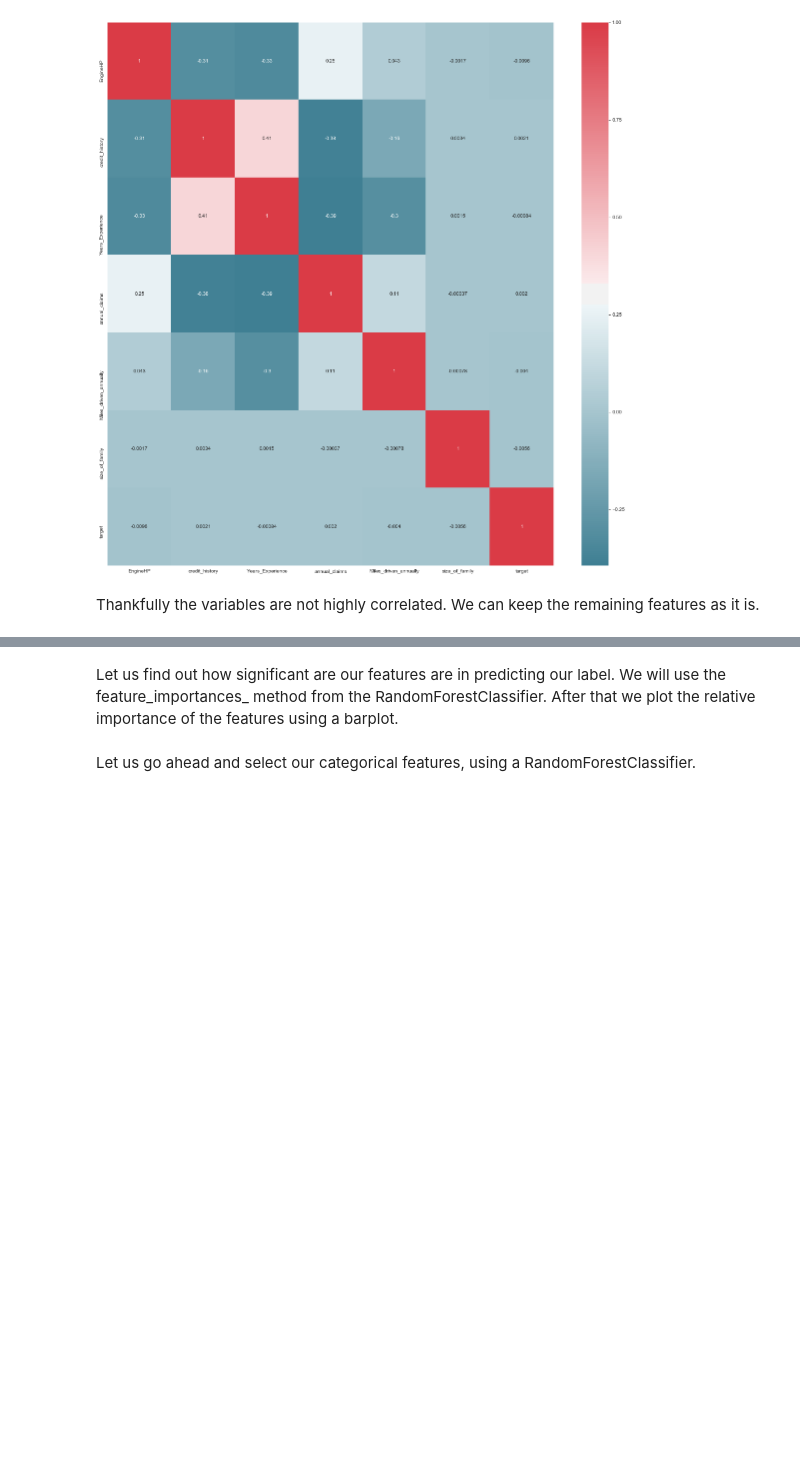
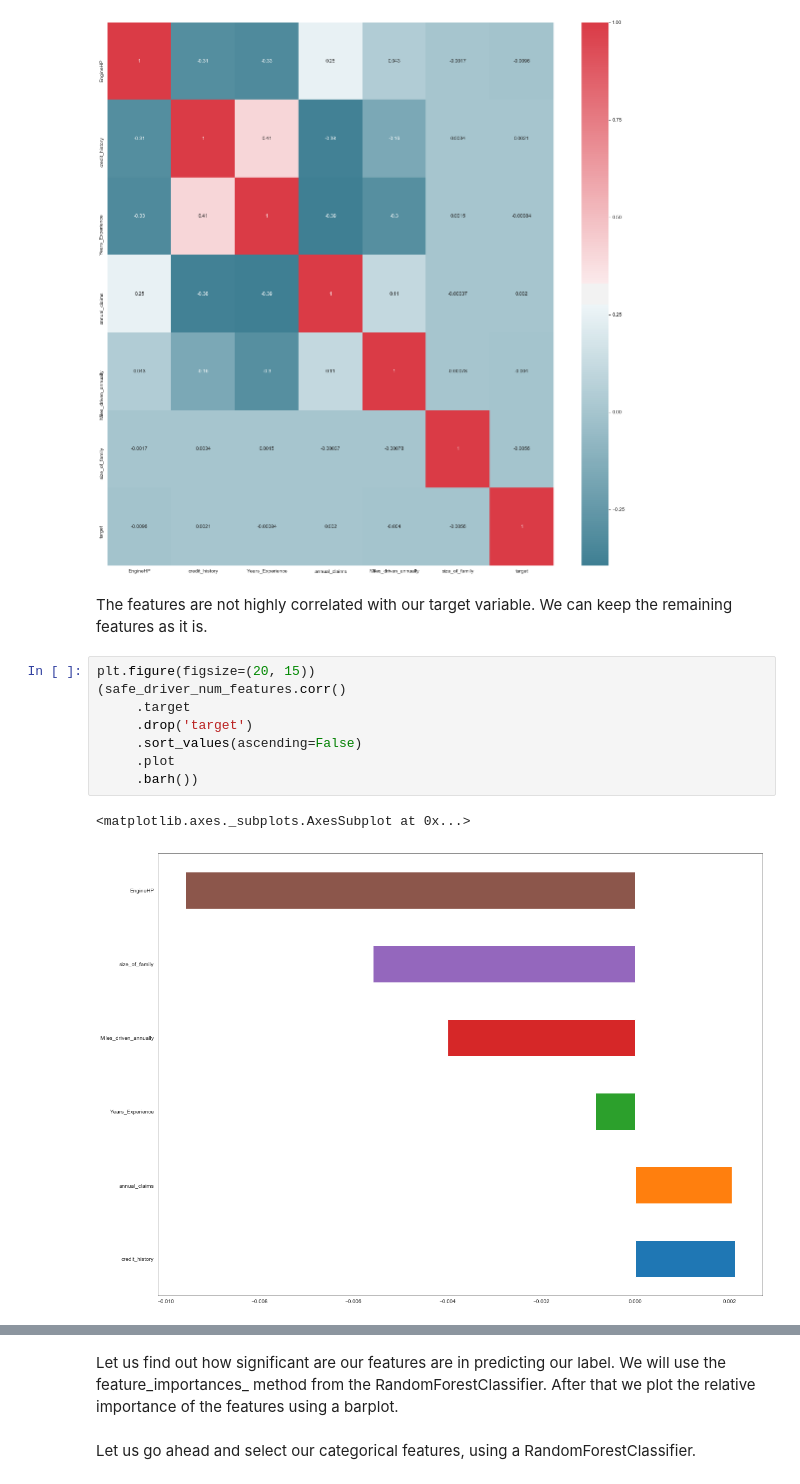
Before and after one commit to mu-mandayam/DataScience, a Jupyter notebook: Sup_Learning_Capstone_Safe_Driver.ipynb, the cells around one changed output, grey strips where cells are left out. Cells and saved outputs as stored; diff of their text form; blank space fills up the shorter version.

```diff
--- a/Sup_Learning_Capstone_Safe_Driver.ipynb
+++ b/Sup_Learning_Capstone_Safe_Driver.ipynb
@@ -289,4 +364,15 @@ plt.plot()
 []
 [figure]
 # %% [markdown]
-Thankfully the variables are not highly correlated. We can keep the remaining features as it is.
+The features are not highly correlated with our target variable. We can keep the remaining features as it is.
+# %%
+plt.figure(figsize=(20, 15))
+(safe_driver_num_features.corr()
+     .target
+     .drop('target')
+     .sort_values(ascending=False)
+     .plot
+     .barh())
+# %% [output]
+<matplotlib.axes._subplots.AxesSubplot at 0x...>
+[figure, added]
```
Also changed, not shown: parts of 56 cells of this notebook.
